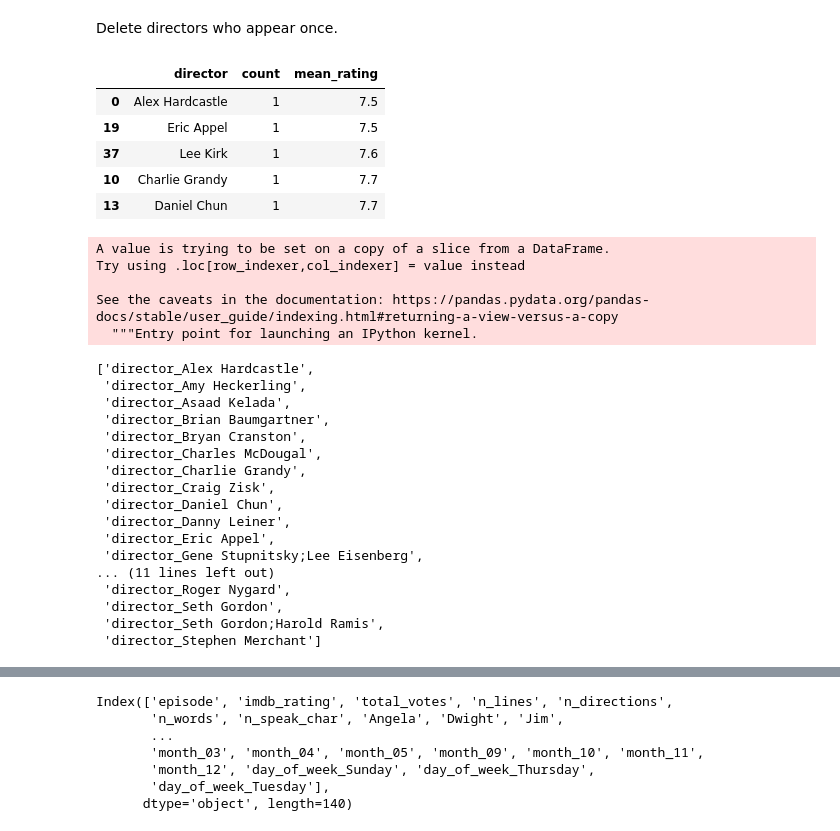
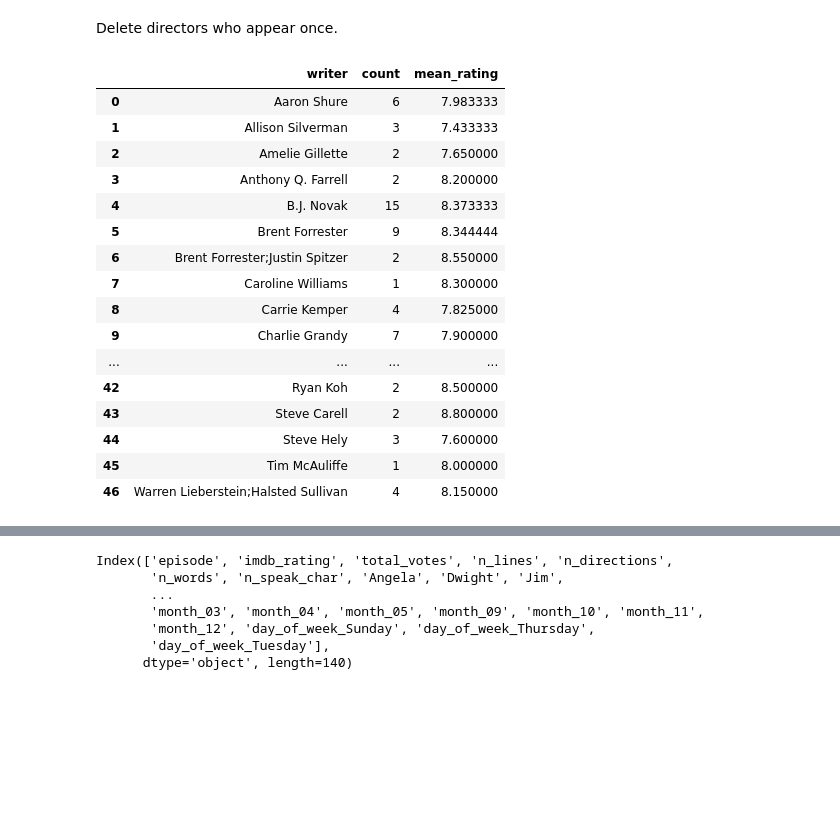
Before and after one commit to s2133934/ML_python_project1, a Jupyter notebook: project1.ipynb, the cells around one changed output, grey strips where cells are left out. Cells and saved outputs as stored; diff of their text form; code cells hidden in the pictures; blank space fills up the shorter version.

```diff
--- a/project1.ipynb
+++ b/project1.ipynb
@@ -119,48 +119,43 @@ See the caveats in the documentation: https://pandas.pydata.org/pandas-docs/stab
 # %% [markdown]
 Delete directors who appear once.
 # %%
+# Eliminating writers and directors that appear less than 5 times
 
 director_n = df_split_test.groupby('director') \
        .agg({'director':'size', 'imdb_rating':'mean'}) \
        .rename(columns={'director':'count','imdb_rating':'mean_rating'}) \
        .reset_index()
 
-#director_n.head()
 
-multiple = director_n[director_n["count"]>1]
-single = director_n[director_n["count"]== 1]
-single.sort_values('mean_rating').head()
+multiple_dirs = director_n[director_n["count"]>= 5]
+single_dirs = director_n[director_n["count"]< 5]
+multiple_dirs.sort_values('mean_rating')
+
+writer_n = df_split_test.groupby('writer') \
+       .agg({'writer':'size', 'imdb_rating':'mean'}) \
+       .rename(columns={'writer':'count','imdb_rating':'mean_rating'}) \
+       .reset_index()
+
+multiple_writers = writer_n[writer_n["count"]>= 5]
+single_writers = writer_n[writer_n["count"]< 5]
+multiple_writers.sort_values('mean_rating')
+
+writer_n
 # %% [output]
-|  | director | count | mean_rating |
-| 0 | Alex Hardcastle | 1 | 7.5 |
-| 19 | Eric Appel | 1 | 7.5 |
-| 37 | Lee Kirk | 1 | 7.6 |
-| 10 | Charlie Grandy | 1 | 7.7 |
-| 13 | Daniel Chun | 1 | 7.7 |
+|  | writer | count | mean_rating |
+| 0 | Aaron Shure | 6 | 7.983333 |
+| 1 | Allison Silverman | 3 | 7.433333 |
+| 2 | Amelie Gillette | 2 | 7.650000 |
+| 3 | Anthony Q. Farrell | 2 | 8.200000 |
+| 4 | B.J. Novak | 15 | 8.373333 |
+| 5 | Brent Forrester | 9 | 8.344444 |
+| 6 | Brent Forrester;Justin Spitzer | 2 | 8.550000 |
+| 7 | Caroline Williams | 1 | 8.300000 |
+| 8 | Carrie Kemper | 4 | 7.825000 |
+| 9 | Charlie Grandy | 7 | 7.900000 |
+| ... | ... | ... | ... |
+| 42 | Ryan Koh | 2 | 8.500000 |
+| 43 | Steve Carell | 2 | 8.800000 |
+| 44 | Steve Hely | 3 | 7.600000 |
+| 45 | Tim McAuliffe | 1 | 8.000000 |
+| 46 | Warren Lieberstein;Halsted Sullivan | 4 | 8.150000 |
-# %%
-single['director'] = 'director_' + single['director'].astype(str)
-to_elim = list(single['director'])
-to_elim
-# %% [output]
-A value is trying to be set on a copy of a slice from a DataFrame.
-Try using .loc[row_indexer,col_indexer] = value instead
-
-See the caveats in the documentation: https://pandas.pydata.org/pandas-docs/stable/user_guide/indexing.html#returning-a-view-versus-a-copy
-  """Entry point for launching an IPython kernel.
-['director_Alex Hardcastle',
- 'director_Amy Heckerling',
- 'director_Asaad Kelada',
- 'director_Brian Baumgartner',
- 'director_Bryan Cranston',
- 'director_Charles McDougal',
- 'director_Charlie Grandy',
- 'director_Craig Zisk',
- 'director_Daniel Chun',
- 'director_Danny Leiner',
- 'director_Eric Appel',
- 'director_Gene Stupnitsky;Lee Eisenberg',
-... (11 lines left out)
- 'director_Roger Nygard',
- 'director_Seth Gordon',
- 'director_Seth Gordon;Harold Ramis',
- 'director_Stephen Merchant']
```
Also changed, not shown: parts of 16 cells of this notebook, 1 other file.
